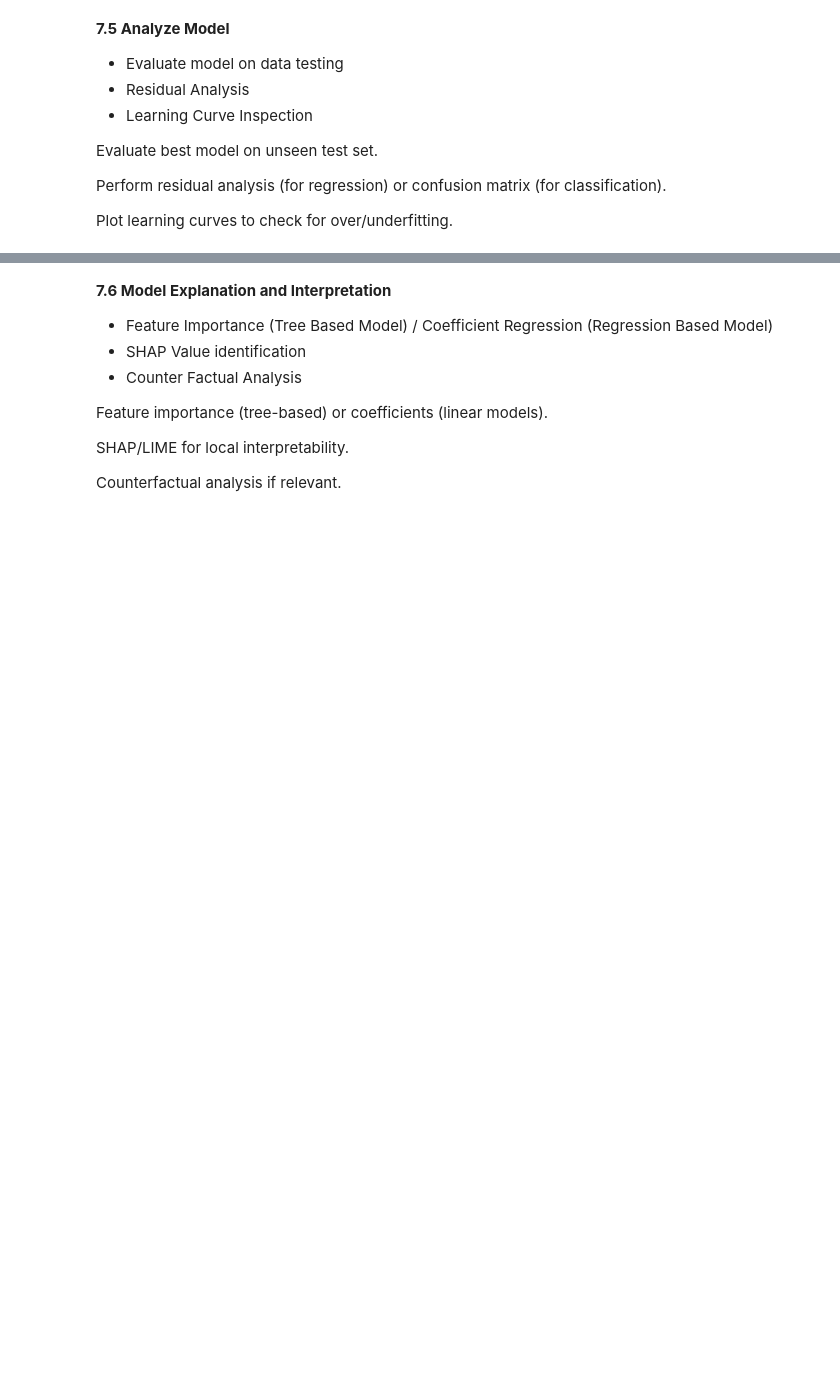
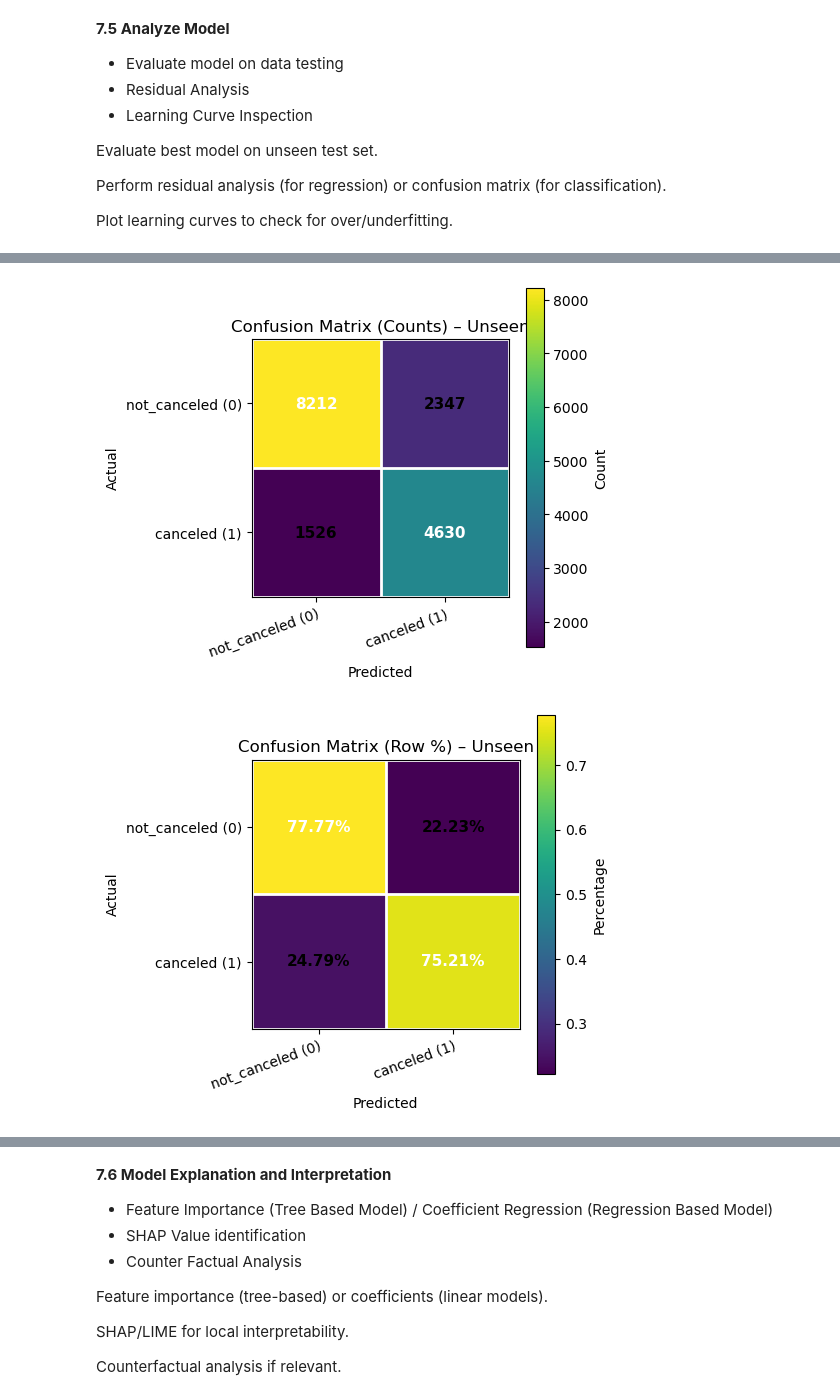
Before and after one commit to AliefRND/MachineLearningProject, a Jupyter notebook: notebooks/Notebook.ipynb, the cells around one changed output, grey strips where cells are left out. Cells and saved outputs as stored; diff of their text form; code cells hidden in the pictures; blank space fills up the shorter version.

```diff
--- a/notebooks/Notebook.ipynb
+++ b/notebooks/Notebook.ipynb
@@ -1114,0 +1445,11 @@ Plot learning curves to check for over/underfitting.
+# %%
+# Apply tuned params to your full pipeline
+xgb_final = pipe_xgb.set_params(
+    clf__scale_pos_weight=1.2,
+    clf__n_estimators=300,
+    clf__max_depth=3,
+    clf__learning_rate=0.2
+)
+
+# Fit on ALL Seen data
+xgb_final.fit(X_train, y_train)
@@ -1114,0 +1559,67 @@ Plot learning curves to check for over/underfitting.
+# %%
+import matplotlib.pyplot as plt
+import numpy as np
+
+def plot_confmat(cm, labels=("not_canceled (0)", "canceled (1)"), normalize=False, title_suffix=""):
+    """
+    Plot confusion matrix with optional row-normalization.
+    - cm: sklearn confusion_matrix result (2x2 for binary)
+    - labels: tuple/list of class names [Actual rows, Predicted cols]
+    - normalize: if True, show row-wise percentages
+    """
+    if normalize:
+        with np.errstate(all='ignore'):
+            cm_plot = cm.astype(float) / cm.sum(axis=1, keepdims=True)
+        data_to_show = (cm_plot * 100).round(2)
+        fmt = "%.2f%%"
+        title = f"Confusion Matrix (Row %){title_suffix}"
+        cbar_label = "Percentage"
+    else:
+        cm_plot = cm.copy()
+        data_to_show = cm_plot
+        fmt = "%d"
+        title = f"Confusion Matrix (Counts){title_suffix}"
+        cbar_label = "Count"
+
+    fig, ax = plt.subplots(figsize=(5.2, 4.6))
+    im = ax.imshow(cm_plot, interpolation="nearest")
+    cbar = plt.colorbar(im, ax=ax)
+    cbar.set_label(cbar_label)
+
+    # Ticks & labels
+    ax.set(
+        xticks=np.arange(len(labels)),
+        yticks=np.arange(len(labels)),
+        xticklabels=labels,
+        yticklabels=labels,
+        ylabel="Actual",
+        xlabel="Predicted",
+        title=title
+    )
+    plt.setp(ax.get_xticklabels(), rotation=20, ha="right", rotation_mode="anchor")
+
+    # Grid lines for clarity
+    ax.set_xticks(np.arange(-.5, len(labels), 1), minor=True)
+    ax.set_yticks(np.arange(-.5, len(labels), 1), minor=True)
+    ax.grid(which="minor", color="w", linewidth=2)
+    ax.tick_params(which="minor", bottom=False, left=False)
+
+    # Annotations
+    thresh = cm_plot.max() / 2.0 if cm_plot.max() > 0 else 0.5
+    for i in range(cm_plot.shape[0]):
+        for j in range(cm_plot.shape[1]):
+            txt = fmt % data_to_show[i, j]
+            ax.text(j, i, txt,
+                    ha="center", va="center",
+                    color="white" if cm_plot[i, j] > thresh else "black",
+                    fontsize=11, fontweight="bold")
+
+    plt.tight_layout()
+    plt.show()
+
+# ---- Call for both versions (using your previously computed 'cm') ----
+plot_confmat(cm, labels=("not_canceled (0)", "canceled (1)"), normalize=False, title_suffix=" – Unseen")
+plot_confmat(cm, labels=("not_canceled (0)", "canceled (1)"), normalize=True,  title_suffix=" – Unseen")
+# %% [output]
+[figure, added]
+[figure, added]
```
Also changed, not shown: parts of 51 cells of this notebook.
